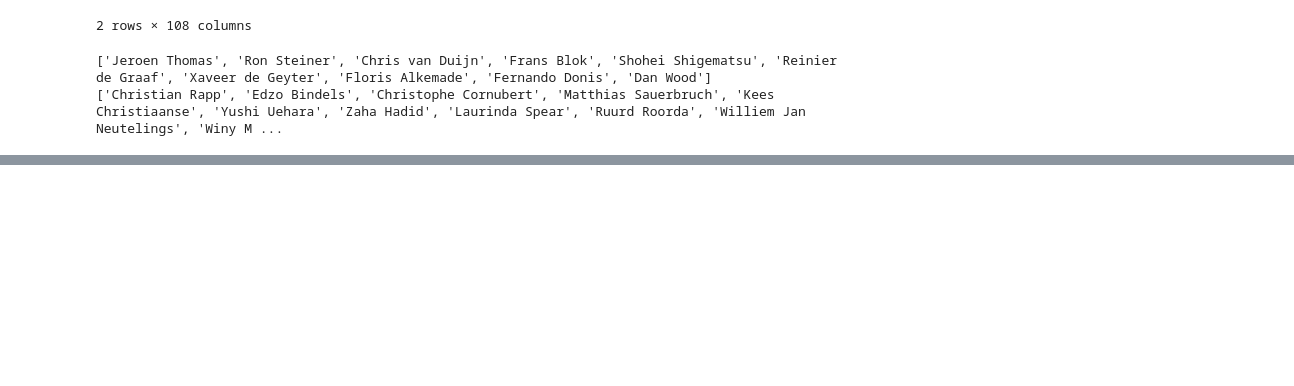
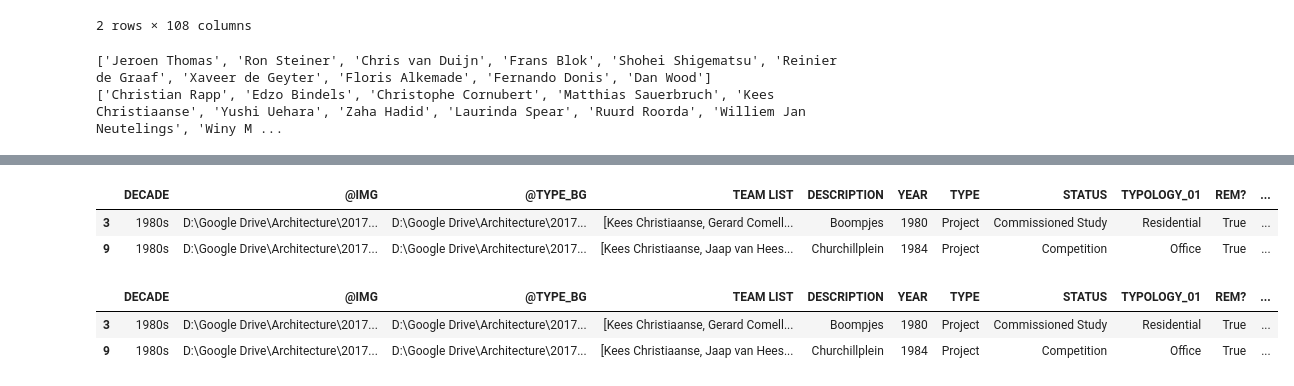
Before and after one commit to alexlewis20/oma_map, a Jupyter notebook: OMA_map_people_projects_manipulations.ipynb, the cells around one changed output, grey strips where cells are left out. Drawn from its saved outputs; the diff is of its cells as text; code cells hidden in the pictures; blank space fills up the shorter version.

Commit message:
Separate secondary list

```diff
--- a/OMA_map_people_projects_manipulations.ipynb
+++ b/OMA_map_people_projects_manipulations.ipynb
@@ -194,16 +194,17 @@ print secondary_list
 ['Jeroen Thomas', 'Ron Steiner', 'Chris van Duijn', 'Frans Blok', 'Shohei Shigematsu', 'Reinier de Graaf', 'Xaveer de Geyter', 'Floris Alkemade', 'Fernando Donis', 'Dan Wood']
 ['Christian Rapp', 'Edzo Bindels', 'Christophe Cornubert', 'Matthias Sauerbruch', 'Kees Christiaanse', 'Yushi Uehara', 'Zaha Hadid', 'Laurinda Spear', 'Ruurd Roorda', 'Williem Jan Neutelings', 'Winy M ...
 # %%
+# Process primary list
 def process_names(d):
     f = name_frame(d)
     f = f.drop(f.loc[:, 'TEAM_01':], axis=1)
     h = len(f["YEAR"].tolist())
     f["BRANCH KEY"] = d
     f["KEY TOTAL"] = h
+    f.sort_values("YEAR")
     print "Done: " + d
     return f
 
-count = 0
 index = []
 columns = []
 total_df = pd.DataFrame(index=index, columns=columns)
@@ -213,9 +214,6 @@ for g in primary_list:
     count += 1
 
 total_df.head()
-# save_path = "people_output/_total-people.csv"
-# total_df.to_csv(save_path, index=False)
-# print "Processed: " + str(count)
 # %% [output]
 Done: Jeroen Thomas
 Done: Ron Steiner
@@ -233,3 +231,33 @@ Done: Dan Wood
 | 14 | 1980s | D:\Google Drive\Architecture\2017... | D:\Google Drive\Architecture\2017... | [Arjan Karssenberg, Jeroen Thomas... | Police Station | 1985 | Project | Completed | Office | True | ... |
 | 15 | 1980s | D:\Google Drive\Architecture\2017... | D:\Google Drive\Architecture\2017... | [Kees Christiaanse, Jeroen Thomas... | Torenstraat | 1985 | Project | Commissioned Study | Masterplan | True | ... |
 | 18 | 1980s | D:\Google Drive\Architecture\2017... | D:\Google Drive\Architecture\2017... | [Herman Helle, Götz Keller, Brigi... | City Hall The Hague | 1986 | Project | Competition | Office | True | ... |
+# %%
+# Get Secondary key team
+def process_secondary_list(r):
+    secondary_team = []
+    for name in secondary_list:
+        if name in r["TEAM LIST"]:
+                secondary_team.append(name)
+        else:
+            pass
+    return secondary_team
+
+total_df["SECONDARY TEAM"] = total_df.apply(process_secondary_list, axis=1)
+
+total_df.head(2)
+# %% [output]
+|  | DECADE | @IMG | @TYPE_BG | TEAM LIST | DESCRIPTION | YEAR | TYPE | STATUS | TYPOLOGY_01 | REM? | ... |
+| 3 | 1980s | D:\Google Drive\Architecture\2017... | D:\Google Drive\Architecture\2017... | [Kees Christiaanse, Gerard Comell... | Boompjes | 1980 | Project | Commissioned Study | Residential | True | ... |
+| 9 | 1980s | D:\Google Drive\Architecture\2017... | D:\Google Drive\Architecture\2017... | [Kees Christiaanse, Jaap van Hees... | Churchillplein | 1984 | Project | Competition | Office | True | ... |
+# %%
+def apply_count(g):
+    u = len(g["SECONDARY TEAM"])
+    return u
+
+total_df["SECONDARY COUNT"] = total_df.apply(apply_count, axis=1)
+
+total_df.head(2)
+# %% [output]
+|  | DECADE | @IMG | @TYPE_BG | TEAM LIST | DESCRIPTION | YEAR | TYPE | STATUS | TYPOLOGY_01 | REM? | ... |
+| 3 | 1980s | D:\Google Drive\Architecture\2017... | D:\Google Drive\Architecture\2017... | [Kees Christiaanse, Gerard Comell... | Boompjes | 1980 | Project | Commissioned Study | Residential | True | ... |
+| 9 | 1980s | D:\Google Drive\Architecture\2017... | D:\Google Drive\Architecture\2017... | [Kees Christiaanse, Jaap van Hees... | Churchillplein | 1984 | Project | Competition | Office | True | ... |
```
Also changed, not shown: parts of 2 cells of this notebook.
